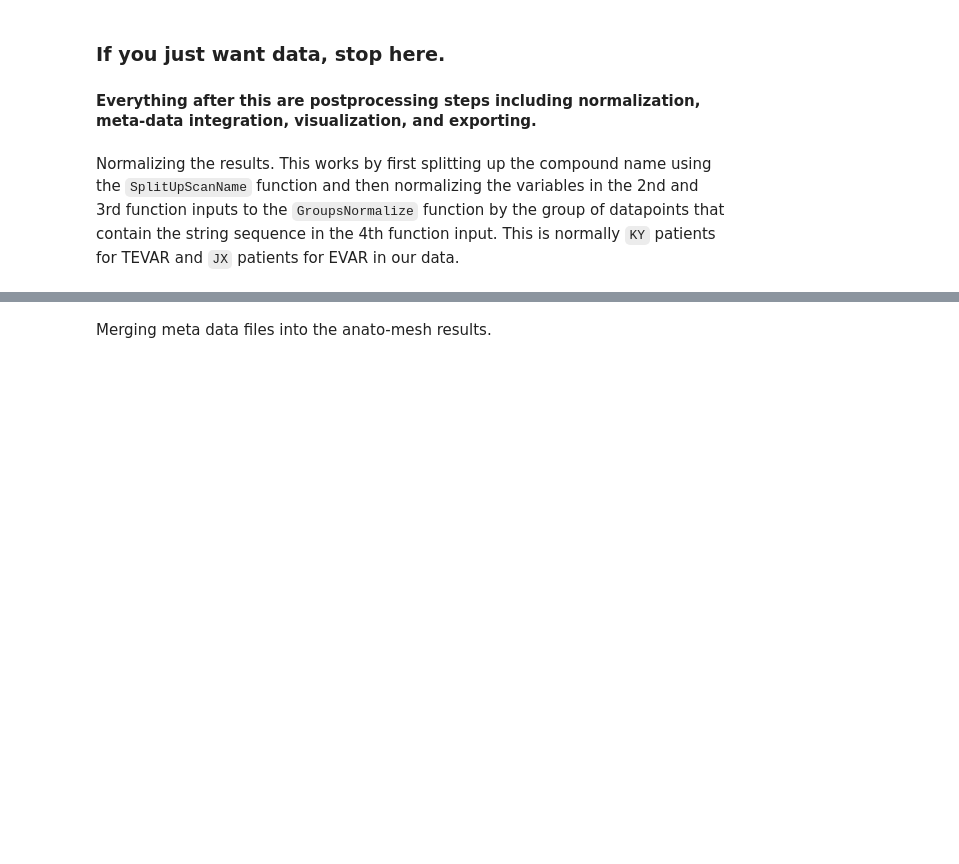
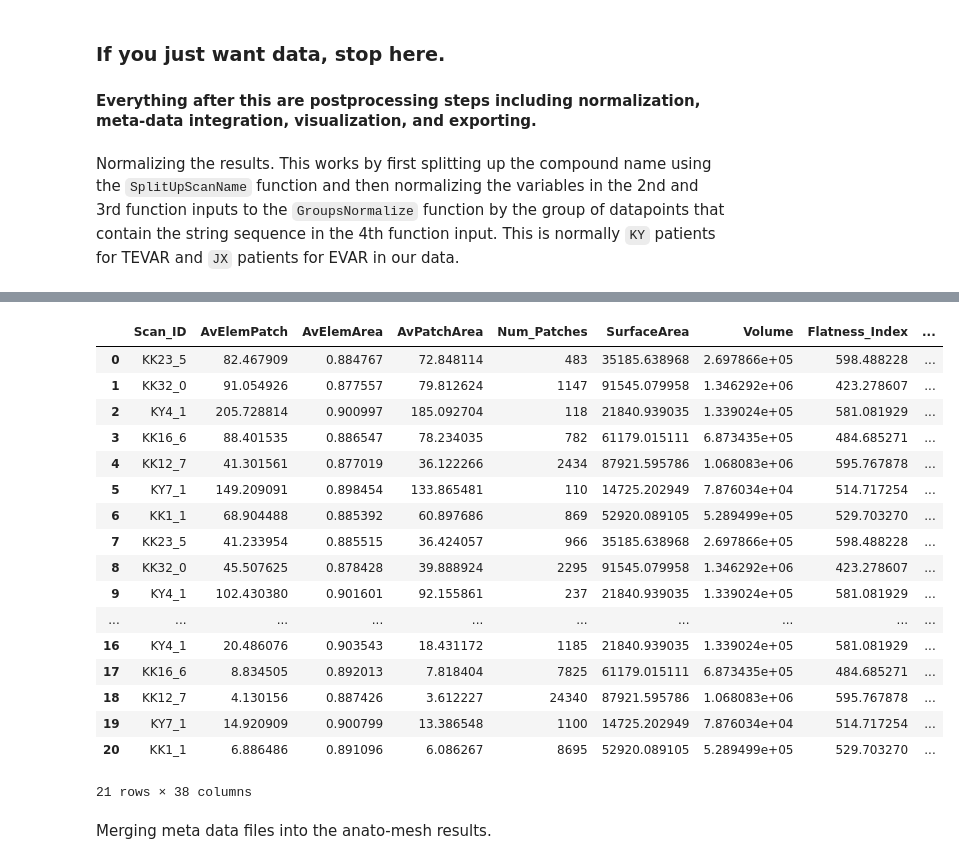
Before and after one commit to SurgBioMech/anato-shape, a Jupyter notebook: anato-mesh-notebook.ipynb, the cells around one changed output, grey strips where cells are left out. Cells and saved outputs as stored; diff of their text form; code cells hidden in the pictures; blank space fills up the shorter version.

```diff
--- a/anato-mesh-notebook.ipynb
+++ b/anato-mesh-notebook.ipynb
@@ -61,6 +114,13 @@ results, scan_dict = GetAnatoMeshResults(parent_path, group_str, file_str, point
 #### Everything after this are postprocessing steps including normalization, meta-data integration, visualization, and exporting.
 # %% [markdown]
 Normalizing the results. This works by first splitting up the compound name using the `SplitUpScanName` function and then normalizing the variables in the 2nd and 3rd function inputs to the `GroupsNormalize` function by the group of datapoints that contain the string sequence in the 4th function input. This is normally `KY` patients for TEVAR and `JX` patients for EVAR in our data.
+# %%
+def SplitUpScanName(df):
+    """Split the file name into three columns: Patient_ID, Scan_Number, and Mesh_Density."""
+    df_split = df['Scan_ID'].str.split('_', expand=True)
+    df_split.columns = ['Patient_ID', 'Scan_Number', 'Mesh_Density', 'Ext']
+    df['Scan_ID'] = df_split['Patient_ID'] + '_' + df_split['Scan_Number']
+    return pd.concat([df, df_split], axis=1)
 # %%
 norm_group = 'KY'
 xaxis_var = 'Casorati_Mean'
@@ -69,2 +147,23 @@ results_norm = GroupsNormalize(SplitUpScanName(results), xaxis_var, yaxis_var, n
+# %%
+results_norm
+# %% [output]
+|  | Scan_ID | AvElemPatch | AvElemArea | AvPatchArea | Num_Patches | SurfaceArea | Volume | Flatness_Index | ... |
+| 0 | KK23_5 | 82.467909 | 0.884767 | 72.848114 | 483 | 35185.638968 | 2.697866e+05 | 598.488228 | ... |
+| 1 | KK32_0 | 91.054926 | 0.877557 | 79.812624 | 1147 | 91545.079958 | 1.346292e+06 | 423.278607 | ... |
+| 2 | KY4_1 | 205.728814 | 0.900997 | 185.092704 | 118 | 21840.939035 | 1.339024e+05 | 581.081929 | ... |
+| 3 | KK16_6 | 88.401535 | 0.886547 | 78.234035 | 782 | 61179.015111 | 6.873435e+05 | 484.685271 | ... |
+| 4 | KK12_7 | 41.301561 | 0.877019 | 36.122266 | 2434 | 87921.595786 | 1.068083e+06 | 595.767878 | ... |
+| 5 | KY7_1 | 149.209091 | 0.898454 | 133.865481 | 110 | 14725.202949 | 7.876034e+04 | 514.717254 | ... |
+| 6 | KK1_1 | 68.904488 | 0.885392 | 60.897686 | 869 | 52920.089105 | 5.289499e+05 | 529.703270 | ... |
+| 7 | KK23_5 | 41.233954 | 0.885515 | 36.424057 | 966 | 35185.638968 | 2.697866e+05 | 598.488228 | ... |
+| 8 | KK32_0 | 45.507625 | 0.878428 | 39.888924 | 2295 | 91545.079958 | 1.346292e+06 | 423.278607 | ... |
+| 9 | KY4_1 | 102.430380 | 0.901601 | 92.155861 | 237 | 21840.939035 | 1.339024e+05 | 581.081929 | ... |
+| ... | ... | ... | ... | ... | ... | ... | ... | ... | ... |
+| 16 | KY4_1 | 20.486076 | 0.903543 | 18.431172 | 1185 | 21840.939035 | 1.339024e+05 | 581.081929 | ... |
+| 17 | KK16_6 | 8.834505 | 0.892013 | 7.818404 | 7825 | 61179.015111 | 6.873435e+05 | 484.685271 | ... |
+| 18 | KK12_7 | 4.130156 | 0.887426 | 3.612227 | 24340 | 87921.595786 | 1.068083e+06 | 595.767878 | ... |
+| 19 | KY7_1 | 14.920909 | 0.900799 | 13.386548 | 1100 | 14725.202949 | 7.876034e+04 | 514.717254 | ... |
+| 20 | KK1_1 | 6.886486 | 0.891096 | 6.086267 | 8695 | 52920.089105 | 5.289499e+05 | 529.703270 | ... |
+21 rows × 38 columns
 # %% [markdown]
 Merging meta data files into the anato-mesh results.
```
Also changed, not shown: parts of 29 cells of this notebook, 3 other files.
